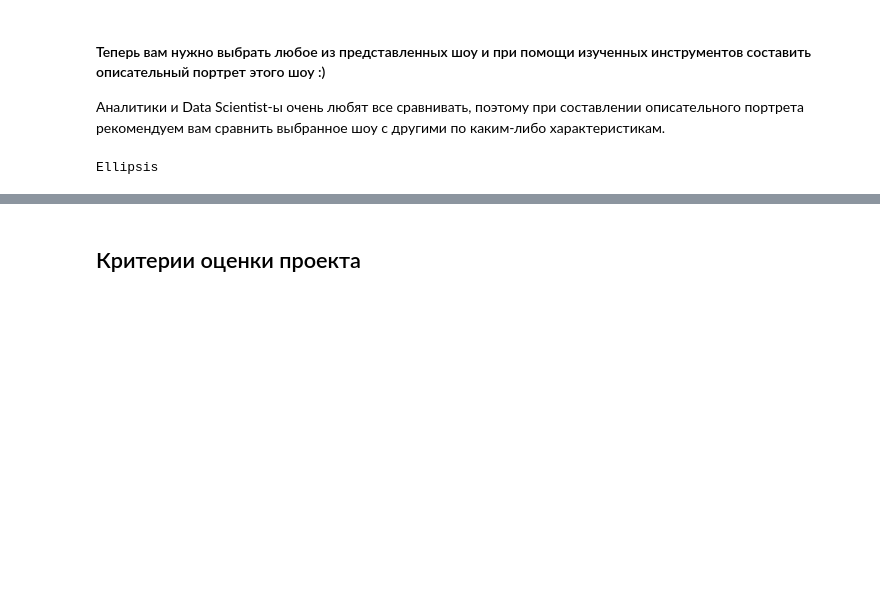
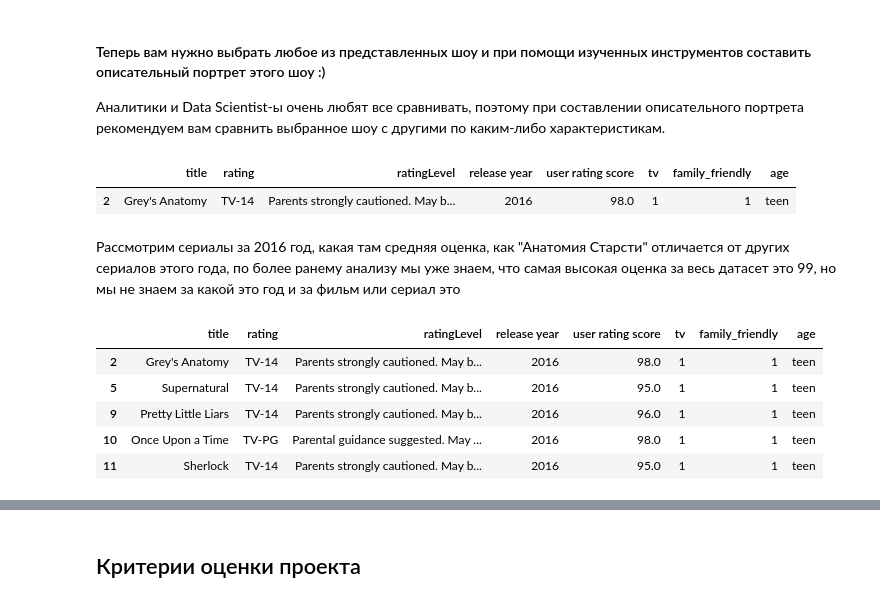
Before and after one commit to tadzhnahal/netflix-shows-eda, a Jupyter notebook: notebooks/Course Project MDS - EDA Netflix_1st_stage.ipynb, the cells around one changed output, grey strips where cells are left out. Saved outputs shown, nothing was run; the diff lists cells and outputs as text; code cells hidden in the pictures; blank space fills up the shorter version.

Commit message:
добавила первоначальный анализ

```diff
--- a/notebooks/Course Project MDS - EDA Netflix_1st_stage.ipynb
+++ b/notebooks/Course Project MDS - EDA Netflix_1st_stage.ipynb
@@ -879,7 +1163,22 @@ Ellipsis
 #### Теперь вам нужно выбрать любое из представленных шоу и при помощи изученных инструментов составить описательный портрет этого шоу :)
 
 Аналитики и Data Scientist-ы очень любят все сравнивать, поэтому при составлении описательного портрета рекомендуем вам сравнить выбранное шоу с другими по каким-либо характеристикам.
-# %%
-...
-# %% [output]
-Ellipsis
+# %%
+#мой любимый сериал :))
+
+data_clean[data_clean.title == "Grey's Anatomy"]
+# %% [output]
+|  | title | rating | ratingLevel | release year | user rating score | tv | family_friendly | age |
+| 2 | Grey's Anatomy | TV-14 | Parents strongly cautioned. May b... | 2016 | 98.0 | 1 | 1 | teen |
+# %% [markdown]
+Рассмотрим сериалы за 2016 год, какая там средняя оценка, как "Анатомия Старсти" отличается от других сериалов этого года, по более ранему анализу мы уже знаем, что самая высокая оценка за весь датасет это 99, но мы не знаем за какой это год и за фильм или сериал это
+# %%
+tv_16 = data_clean[(data_clean['release year'] == 2016) & (data_clean.tv == 1)]
+tv_16.head()
+# %% [output]
+|  | title | rating | ratingLevel | release year | user rating score | tv | family_friendly | age |
+| 2 | Grey's Anatomy | TV-14 | Parents strongly cautioned. May b... | 2016 | 98.0 | 1 | 1 | teen |
+| 5 | Supernatural | TV-14 | Parents strongly cautioned. May b... | 2016 | 95.0 | 1 | 1 | teen |
+| 9 | Pretty Little Liars | TV-14 | Parents strongly cautioned. May b... | 2016 | 96.0 | 1 | 1 | teen |
+| 10 | Once Upon a Time | TV-PG | Parental guidance suggested. May ... | 2016 | 98.0 | 1 | 1 | teen |
+| 11 | Sherlock | TV-14 | Parents strongly cautioned. May b... | 2016 | 95.0 | 1 | 1 | teen |
```
Also changed, not shown: parts of 53 cells of this notebook.
